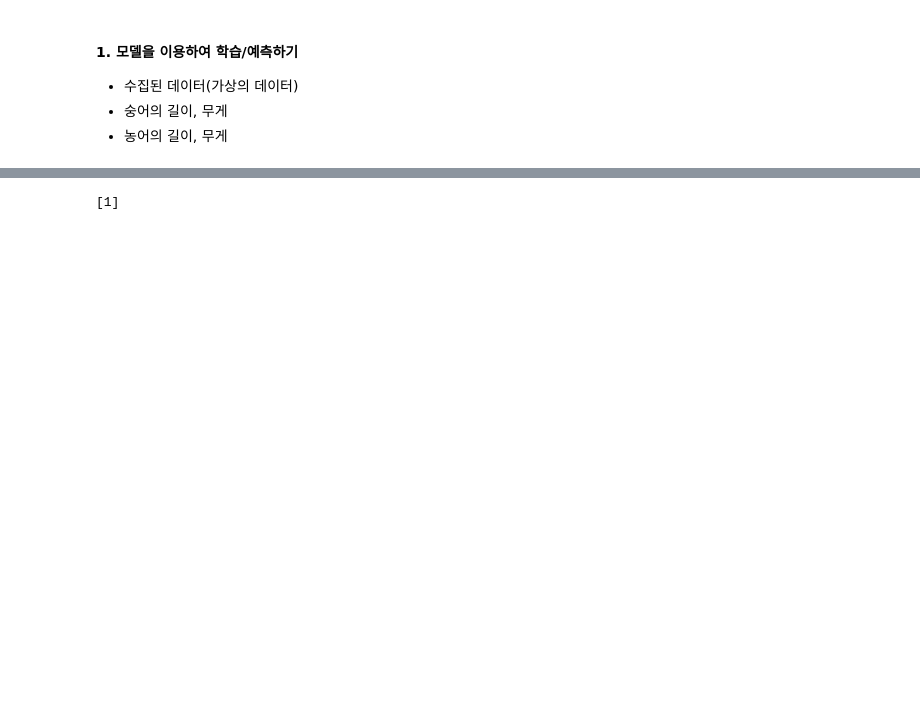
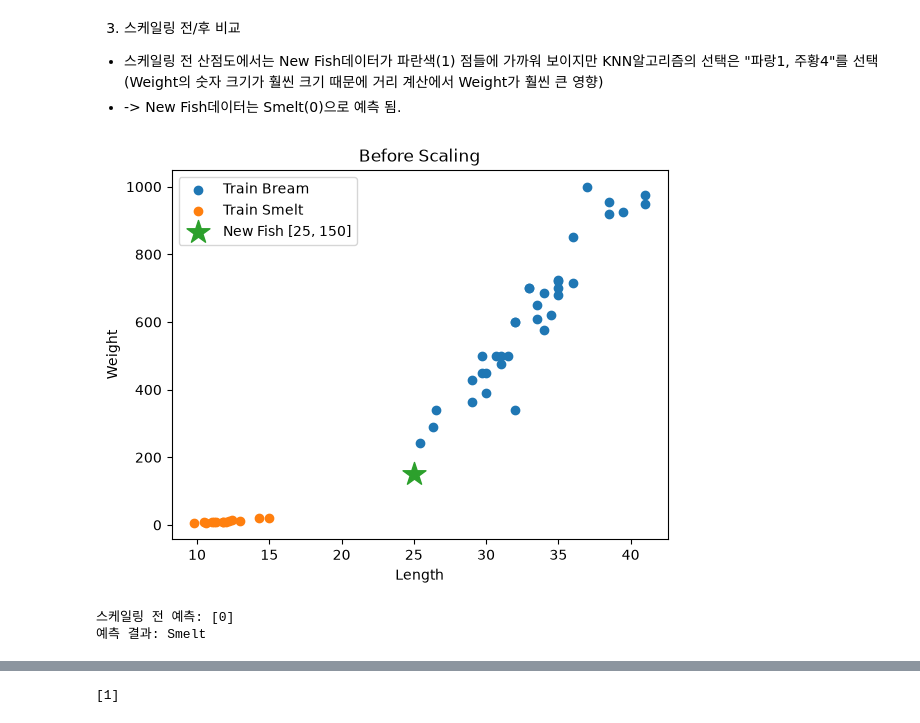
Before and after one commit to rpaisXol/ML-DL, a Jupyter notebook: ML/ML2.ipynb, the cells around one changed output, grey strips where cells are left out. Cells and saved outputs as stored; diff of their text form; code cells hidden in the pictures; blank space fills up the shorter version.

```diff
--- a/ML/ML2.ipynb
+++ b/ML/ML2.ipynb
@@ -1,6 +1,5 @@
 # %% [markdown]
-#### 1. 모델을 이용하여 학습/예측하기
-- 수집된 데이터(가상의 데이터)
-- 숭어의 길이, 무게
-- 농어의 길이, 무게
+3) 스케일링 전/후 비교
+- 스케일링 전 산점도에서는 New Fish데이터가 파란색(1) 점들에 가까워 보이지만 KNN알고리즘의 선택은 "파랑1, 주황4"를 선택(Weight의 숫자 크기가 훨씬 크기 때문에 거리 계산에서 Weight가 훨씬 큰 영향)
+- -> New Fish데이터는 Smelt(0)으로 예측 됨.
 # %%
@@ -8,0 +24,12 @@ os.environ["PYTHONUTF8"] = "1"  # 이 두 줄을 맨 위에 추가합니다.
+# %%
+# ============================================================
+# 2. 입력 데이터(X), 타깃 데이터(y)
+# ============================================================
+
+X_train = fish[["Length", "Weight"]]
+
+# Bream = 1, Smelt = 0
+y_train = fish["Species"].map({
+    "Bream": 1,
+    "Smelt": 0
+})
@@ -9,5 +44,38 @@ os.environ["PYTHONUTF8"] = "1"  # 이 두 줄을 맨 위에 추가합니다.
 # %%
-import numpy as np
-import matplotlib.pyplot as plt
-from sklearn.neighbors import KNeighborsClassifier
+# ============================================================
+# 4. 스케일링 전 산점도
+# ============================================================
+
+plt.figure()
+
+# 훈련 데이터 - Bream
+plt.scatter(
+    X_train[y_train == 1]["Length"],
+    X_train[y_train == 1]["Weight"],
+    label="Train Bream"
+)
+
+# 훈련 데이터 - Smelt
+plt.scatter(
+    X_train[y_train == 0]["Length"],
+    X_train[y_train == 0]["Weight"],
+    label="Train Smelt"
+)
+
+# 새로운 물고기
+plt.scatter(
+    25,
+    150,
+    marker="*",
+    s=300,
+    label="New Fish [25, 150]"
+)
+
+plt.xlabel("Length")
+plt.ylabel("Weight")
+plt.title("Before Scaling")
+plt.legend()
+plt.show()
+# %% [output]
+[figure, added]
 # %%
@@ -26 +90,17 @@ weight = mullet_weight + bass_weight
+# %%
+# ============================================================
+# 6. 스케일링 전 새로운 물고기 예측
+# ============================================================
+
+predict = kn.predict(new_fish)
+
+print("스케일링 전 예측:", predict)
+
+if predict[0] == 1:
+    print("예측 결과: Bream")
+else:
+    print("예측 결과: Smelt")
+# %% [output]
+스케일링 전 예측: [0]
+예측 결과: Smelt
 # %%
```
Also changed, not shown: parts of 10 cells of this notebook, 11 other files.
